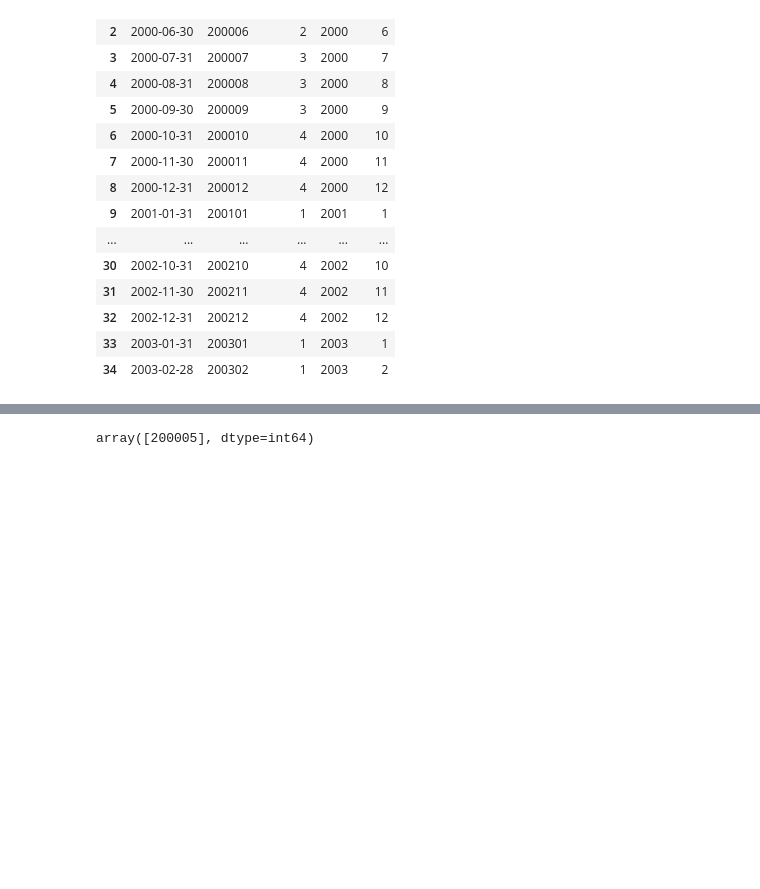
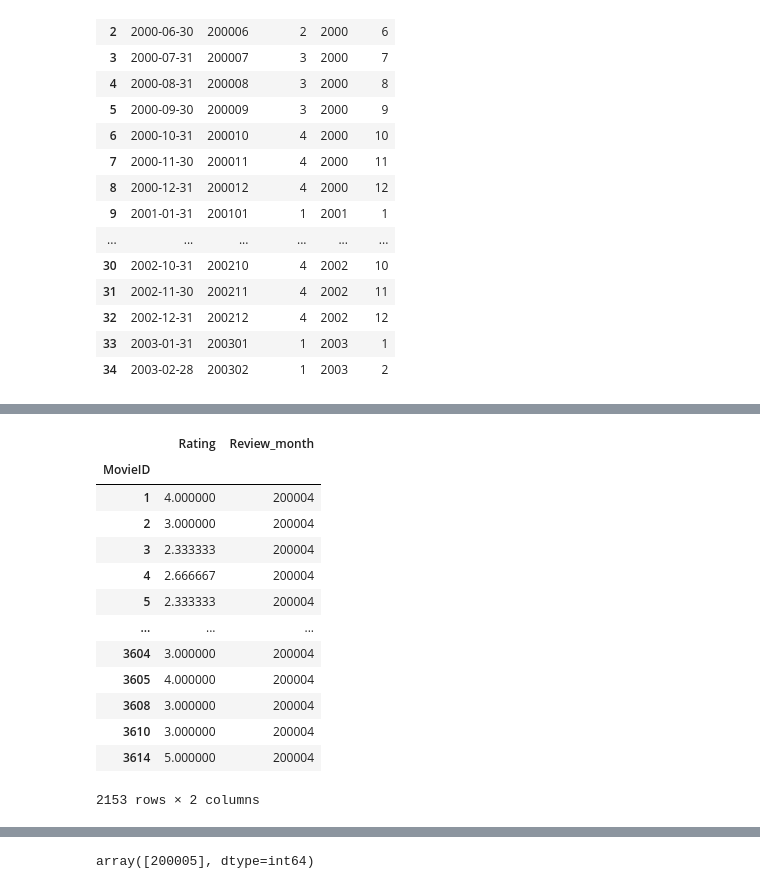
Before and after one commit to Sandutta2020/Monthly_top_movie_report, a Jupyter notebook: analysis/Exploratory_Analysis.ipynb, the cells around one changed output, grey strips where cells are left out. Saved outputs shown, nothing was run; the diff lists cells and outputs as text; code cells hidden in the pictures; blank space fills up the shorter version.

```diff
--- a/analysis/Exploratory_Analysis.ipynb
+++ b/analysis/Exploratory_Analysis.ipynb
@@ -464,0 +516,17 @@ cur = conn.cursor()
+# %%
+df_details.groupby(by=['MovieID']).mean()
+# %% [output]
+|  | Rating | Review_month |
+| MovieID |  |  |
+| 1 | 4.000000 | 200004 |
+| 2 | 3.000000 | 200004 |
+| 3 | 2.333333 | 200004 |
+| 4 | 2.666667 | 200004 |
+| 5 | 2.333333 | 200004 |
+| ... | ... | ... |
+| 3604 | 3.000000 | 200004 |
+| 3605 | 4.000000 | 200004 |
+| 3608 | 3.000000 | 200004 |
+| 3610 | 3.000000 | 200004 |
+| 3614 | 5.000000 | 200004 |
+2153 rows × 2 columns
```
Also changed, not shown: parts of 12 cells of this notebook, 2 other files.
